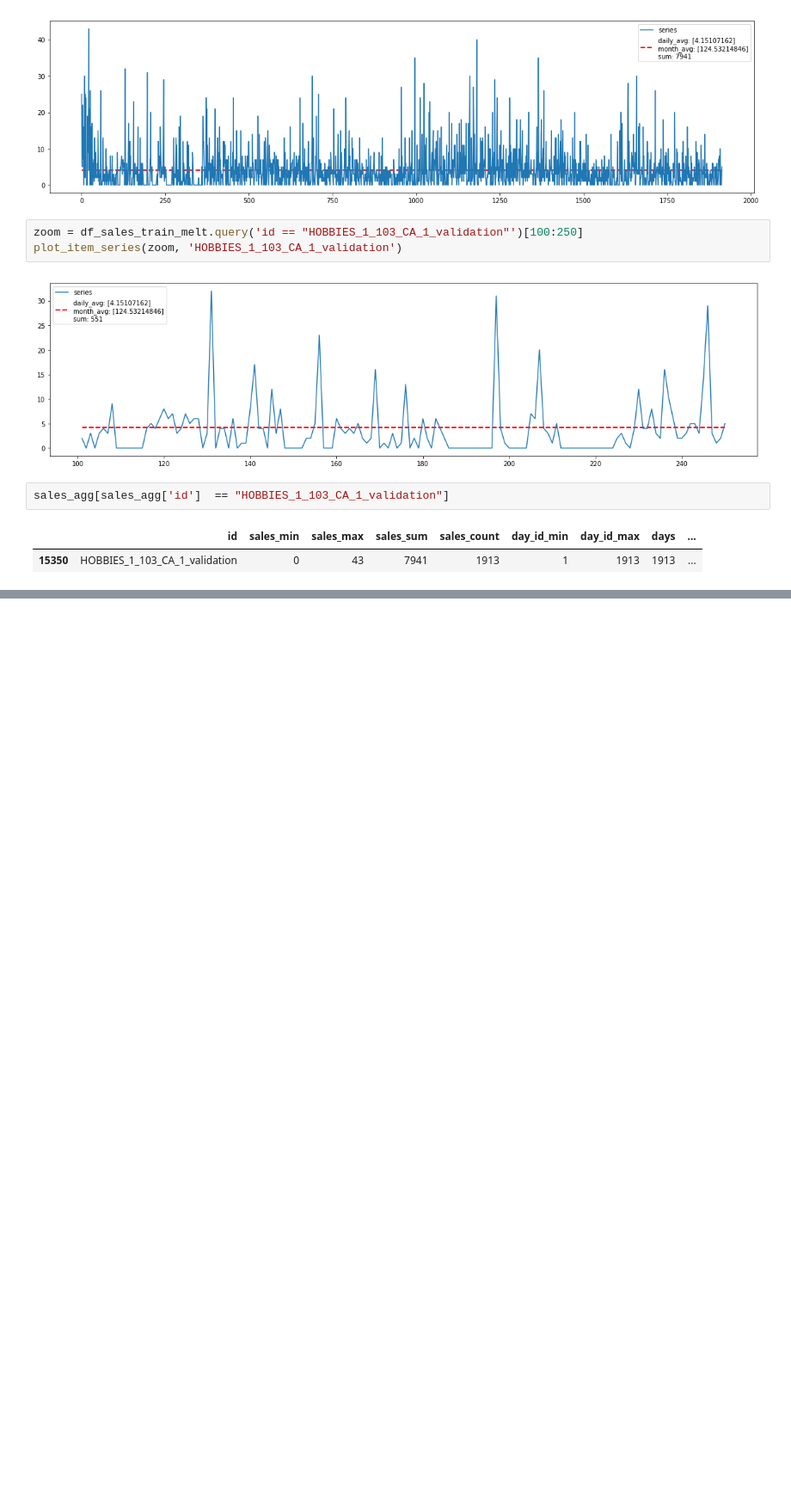
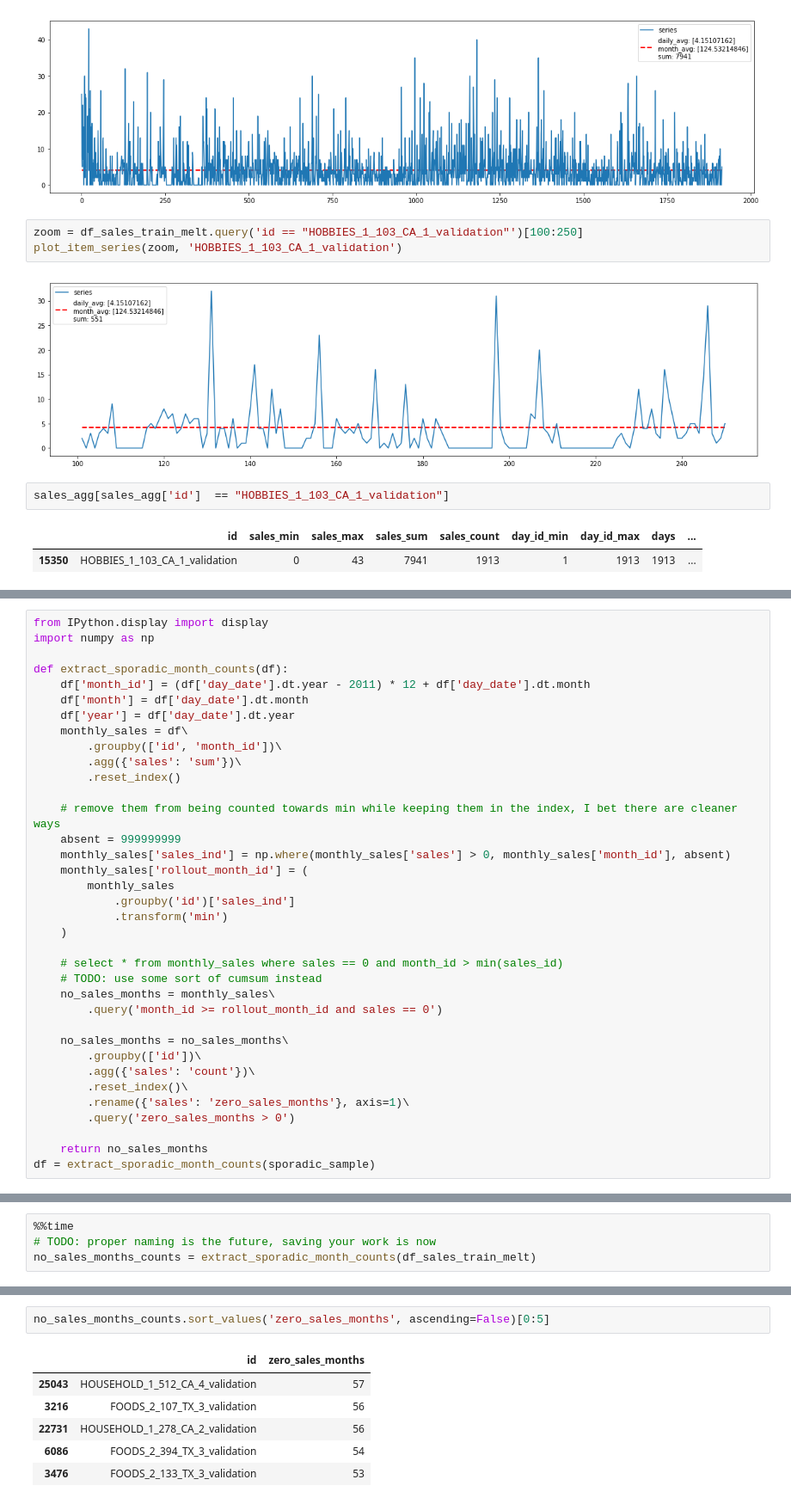
Before and after one commit to cluePrints/data-sci-fience, a Jupyter notebook: m5-forecasting-accuracy/0100. EDA.ipynb, the cells around one changed output, grey strips where cells are left out. Shown at 86% size. Saved outputs shown, nothing was run; the diff lists cells and outputs as text; blank space fills up the shorter version.

Commit message:
Calendar months based sporadicity

```diff
--- a/m5-forecasting-accuracy/0100. EDA.ipynb
+++ b/m5-forecasting-accuracy/0100. EDA.ipynb
@@ -551,0 +600,36 @@ sales_agg[sales_agg['id']  == "HOBBIES_1_103_CA_1_validation"]
+# %%
+from IPython.display import display
+import numpy as np
+
+def extract_sporadic_month_counts(df):
+    df['month_id'] = (df['day_date'].dt.year - 2011) * 12 + df['day_date'].dt.month
+    df['month'] = df['day_date'].dt.month
+    df['year'] = df['day_date'].dt.year
+    monthly_sales = df\
+        .groupby(['id', 'month_id'])\
+        .agg({'sales': 'sum'})\
+        .reset_index()
+
+    # remove them from being counted towards min while keeping them in the index, I bet there are cleaner ways
+    absent = 999999999
+    monthly_sales['sales_ind'] = np.where(monthly_sales['sales'] > 0, monthly_sales['month_id'], absent)
+    monthly_sales['rollout_month_id'] = (
+        monthly_sales
+            .groupby('id')['sales_ind']
+            .transform('min')
+    )
+
+    # select * from monthly_sales where sales == 0 and month_id > min(sales_id)
+    # TODO: use some sort of cumsum instead
+    no_sales_months = monthly_sales\
+        .query('month_id >= rollout_month_id and sales == 0')
+
+    no_sales_months = no_sales_months\
+        .groupby(['id'])\
+        .agg({'sales': 'count'})\
+        .reset_index()\
+        .rename({'sales': 'zero_sales_months'}, axis=1)\
+        .query('zero_sales_months > 0')
+
+    return no_sales_months
+df = extract_sporadic_month_counts(sporadic_sample)
@@ -551,0 +644,4 @@ sales_agg[sales_agg['id']  == "HOBBIES_1_103_CA_1_validation"]
+# %%
+%%time
+# TODO: proper naming is the future, saving your work is now
+no_sales_months_counts = extract_sporadic_month_counts(df_sales_train_melt)
@@ -551,0 +651,9 @@ sales_agg[sales_agg['id']  == "HOBBIES_1_103_CA_1_validation"]
+# %%
+no_sales_months_counts.sort_values('zero_sales_months', ascending=False)[0:5]
+# %% [output]
+|  | id | zero_sales_months |
+| 25043 | HOUSEHOLD_1_512_CA_4_validation | 57 |
+| 3216 | FOODS_2_107_TX_3_validation | 56 |
+| 22731 | HOUSEHOLD_1_278_CA_2_validation | 56 |
+| 6086 | FOODS_2_394_TX_3_validation | 54 |
+| 3476 | FOODS_2_133_TX_3_validation | 53 |
```
Also changed, not shown: parts of 9 cells of this notebook.
